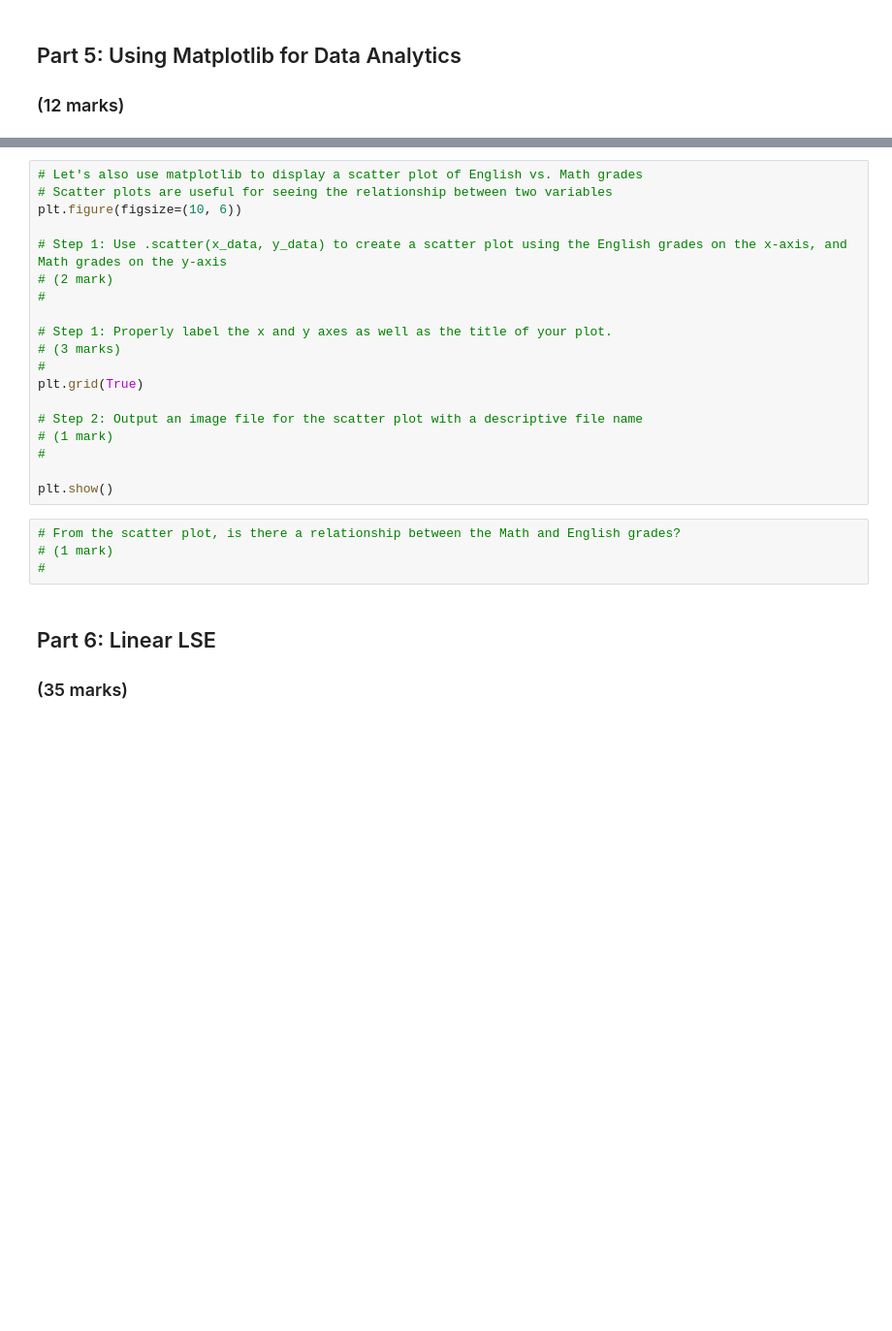
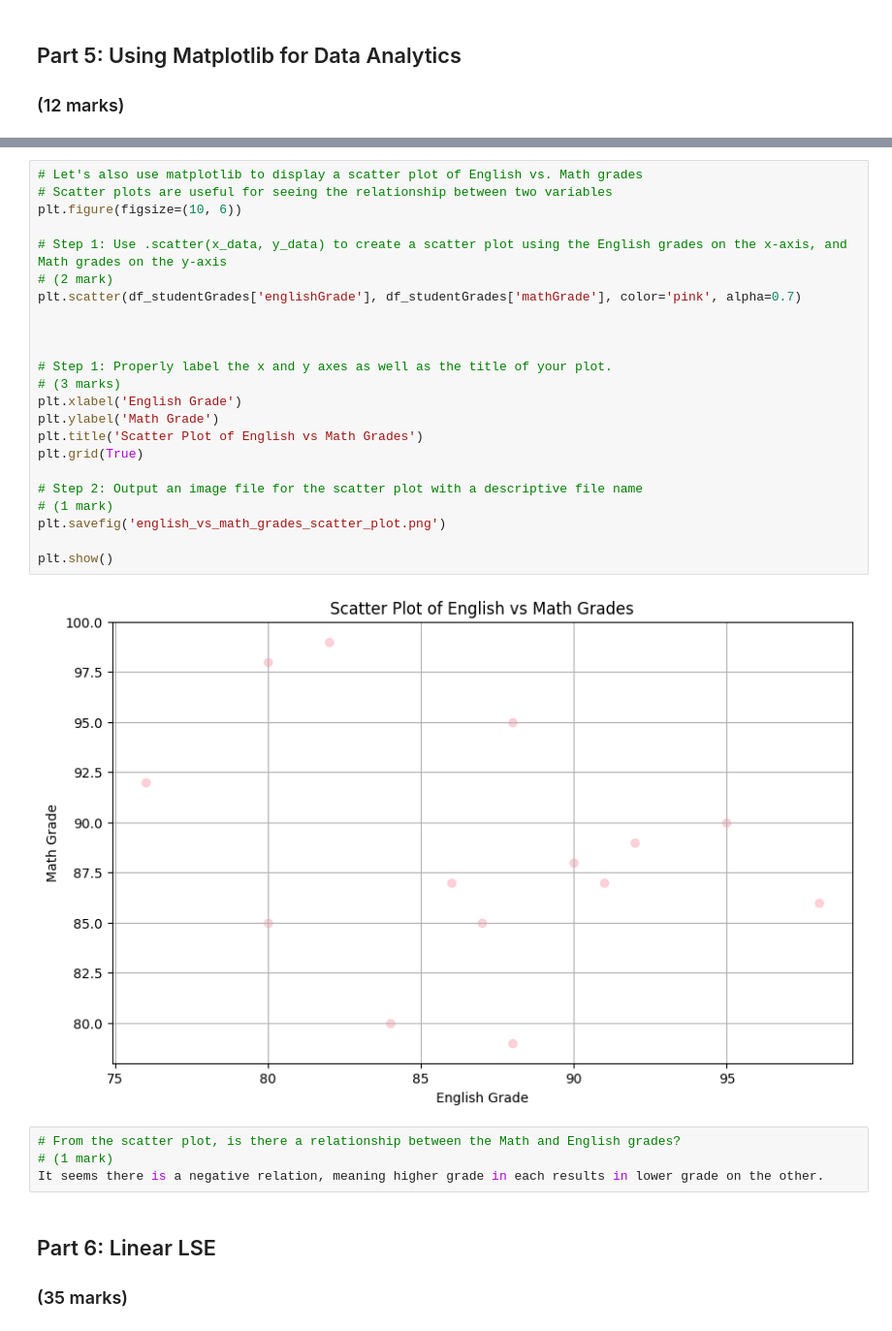
Before and after one commit to HemenSamadi/ENGG680_2025_Fall, a Jupyter notebook: Lab_Assignment1/StudentGradeManagementSystem.ipynb, the cells around one changed output, grey strips where cells are left out. Shown at 97% size. Cells and saved outputs as stored; diff of their text form; blank space fills up the shorter version.

```diff
--- a/Lab_Assignment1/StudentGradeManagementSystem.ipynb
+++ b/Lab_Assignment1/StudentGradeManagementSystem.ipynb
@@ -700,26 +704,32 @@ plt.show()
 # %%
 # Let's also use matplotlib to display a scatter plot of English vs. Math grades
 # Scatter plots are useful for seeing the relationship between two variables
 plt.figure(figsize=(10, 6))
 
 # Step 1: Use .scatter(x_data, y_data) to create a scatter plot using the English grades on the x-axis, and Math grades on the y-axis
 # (2 mark)
-#
+plt.scatter(df_studentGrades['englishGrade'], df_studentGrades['mathGrade'], color='pink', alpha=0.7)
+
+
 
 # Step 1: Properly label the x and y axes as well as the title of your plot.
 # (3 marks)
-#
+plt.xlabel('English Grade')
+plt.ylabel('Math Grade')
+plt.title('Scatter Plot of English vs Math Grades')
 plt.grid(True)
 
 # Step 2: Output an image file for the scatter plot with a descriptive file name
 # (1 mark)
-#
+plt.savefig('english_vs_math_grades_scatter_plot.png')
 
 plt.show()
+# %% [output]
+[figure, added]
 # %%
 # From the scatter plot, is there a relationship between the Math and English grades?
 # (1 mark)
-#
+It seems there is a negative relation, meaning higher grade in each results in lower grade on the other.
 # %% [markdown]
 ## Part 6: Linear LSE
 ### (35 marks)
```
Also changed, not shown: parts of 6 cells of this notebook, 6 other files.
